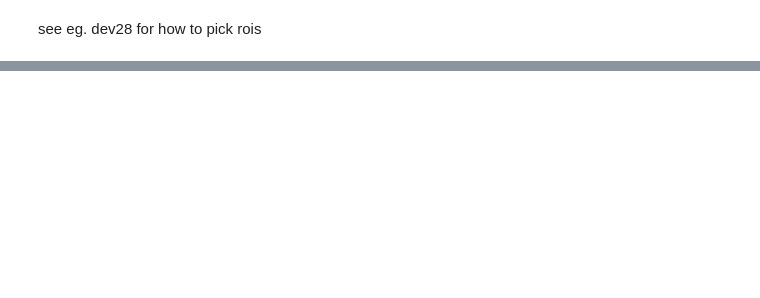
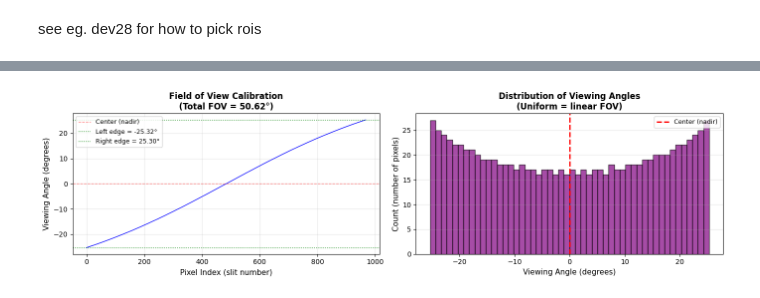
Before and after one commit to erikliiu/gref4hsi, a Jupyter notebook: mjosa_code/notebooks/5_roi_spectras.ipynb, the cells around one changed output, grey strips where cells are left out. Drawn from its saved outputs; the diff is of its cells as text; code cells hidden in the pictures; blank space fills up the shorter version.

```diff
--- a/mjosa_code/notebooks/5_roi_spectras.ipynb
+++ b/mjosa_code/notebooks/5_roi_spectras.ipynb
@@ -26,0 +226,77 @@ cube.describe()
+# %%
+# ===== DEMONSTRATING FOV CALCULATION =====
+import h5py
+import numpy as np
+import matplotlib.pyplot as plt
+
+with h5py.File(h5_file, "r") as f:
+    # Read FOV calibration data - one angle per spatial pixel
+    fov = f["processed/radiance/calibration/geometric/fieldOfView"][:]
+
+    print(f"📐 Field of View (FOV) data:")
+    print(f"   Number of spatial pixels (slits): {len(fov)}")
+    print(f"   First pixel angle: {fov[0]:.2f}°")
+    print(f"   Last pixel angle: {fov[-1]:.2f}°")
+    print(f"   Total FOV: {fov[-1] - fov[0]:.2f}°")
+    print(f"   FOV half-angle: ±{(fov[-1] - fov[0])/2:.2f}°")
+
+    # Calculate angular sampling (degrees per pixel)
+    angular_sampling = (fov[-1] - fov[0]) / (len(fov) - 1)
+    print(f"\n   Angular sampling: {angular_sampling:.4f}°/pixel")
+    print(f"   This means each pixel sees {angular_sampling:.4f}° of the scene")
+
+# Visualize the FOV array
+fig, (ax1, ax2) = plt.subplots(1, 2, figsize=(14, 4))
+
+# Plot 1: FOV angle for each pixel
+pixel_indices = np.arange(len(fov))
+ax1.plot(pixel_indices, fov, "b-", linewidth=1)
+ax1.axhline(
+    y=0, color="red", linestyle="--", linewidth=1, alpha=0.5, label="Center (nadir)"
+)
+ax1.axhline(
+    y=fov[0],
+    color="green",
+    linestyle=":",
+    linewidth=1,
+    label=f"Left edge = {fov[0]:.2f}°",
+)
+ax1.axhline(
+    y=fov[-1],
+    color="green",
+    linestyle=":",
+    linewidth=1,
+    label=f"Right edge = {fov[-1]:.2f}°",
+)
+ax1.set_xlabel("Pixel Index (slit number)", fontsize=11)
+ax1.set_ylabel("Viewing Angle (degrees)", fontsize=11)
+ax1.set_title(
+    f"Field of View Calibration\n(Total FOV = {fov[-1] - fov[0]:.2f}°)",
+    fontsize=12,
+    fontweight="bold",
+)
+ax1.grid(True, alpha=0.3)
+ax1.legend(fontsize=9)
+
+# Plot 2: Histogram of FOV angles
+ax2.hist(fov, bins=50, color="purple", alpha=0.7, edgecolor="black")
+ax2.axvline(x=0, color="red", linestyle="--", linewidth=2, label="Center (nadir)")
+ax2.set_xlabel("Viewing Angle (degrees)", fontsize=11)
+ax2.set_ylabel("Count (number of pixels)", fontsize=11)
+ax2.set_title(
+    "Distribution of Viewing Angles\n(Uniform = linear FOV)",
+    fontsize=12,
+    fontweight="bold",
+)
+ax2.grid(True, alpha=0.3, axis="y")
+ax2.legend(fontsize=9)
+
+plt.tight_layout()
+plt.show()
+
+print(f"\n✅ The FOV is read from the H5 file calibration data")
+print(f"✅ Each of the {len(fov)} spatial pixels has its own viewing angle")
+print(
+    f"✅ Total FOV = angle of last pixel - angle of first pixel = {fov[-1]:.2f}° - ({fov[0]:.2f}°) = {fov[-1] - fov[0]:.2f}°"
+)
+# %% [output]
@@ -26,0 +312 @@ cube.describe()
+[figure, added]
```
Also changed, not shown: parts of 20 cells of this notebook, 27 other files.
